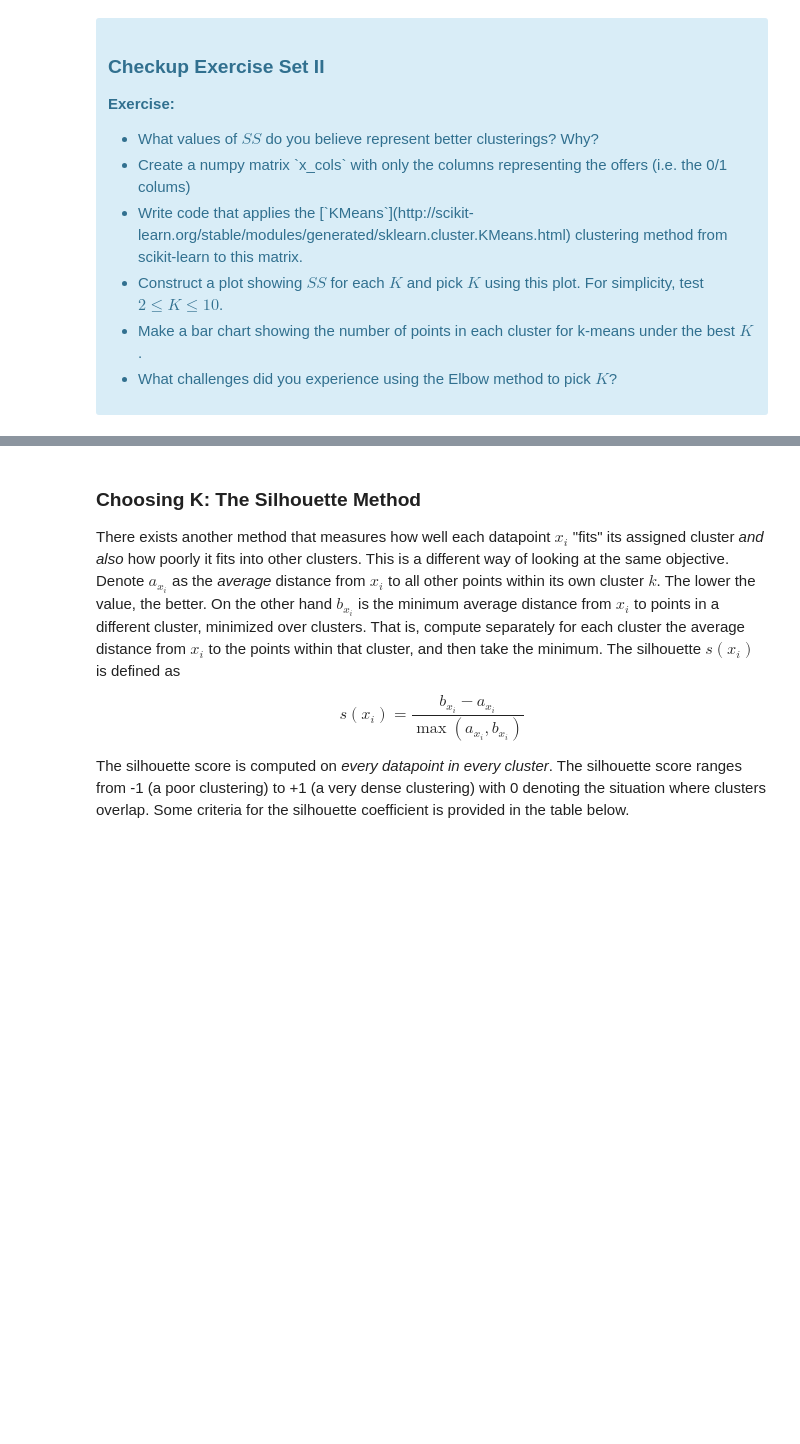
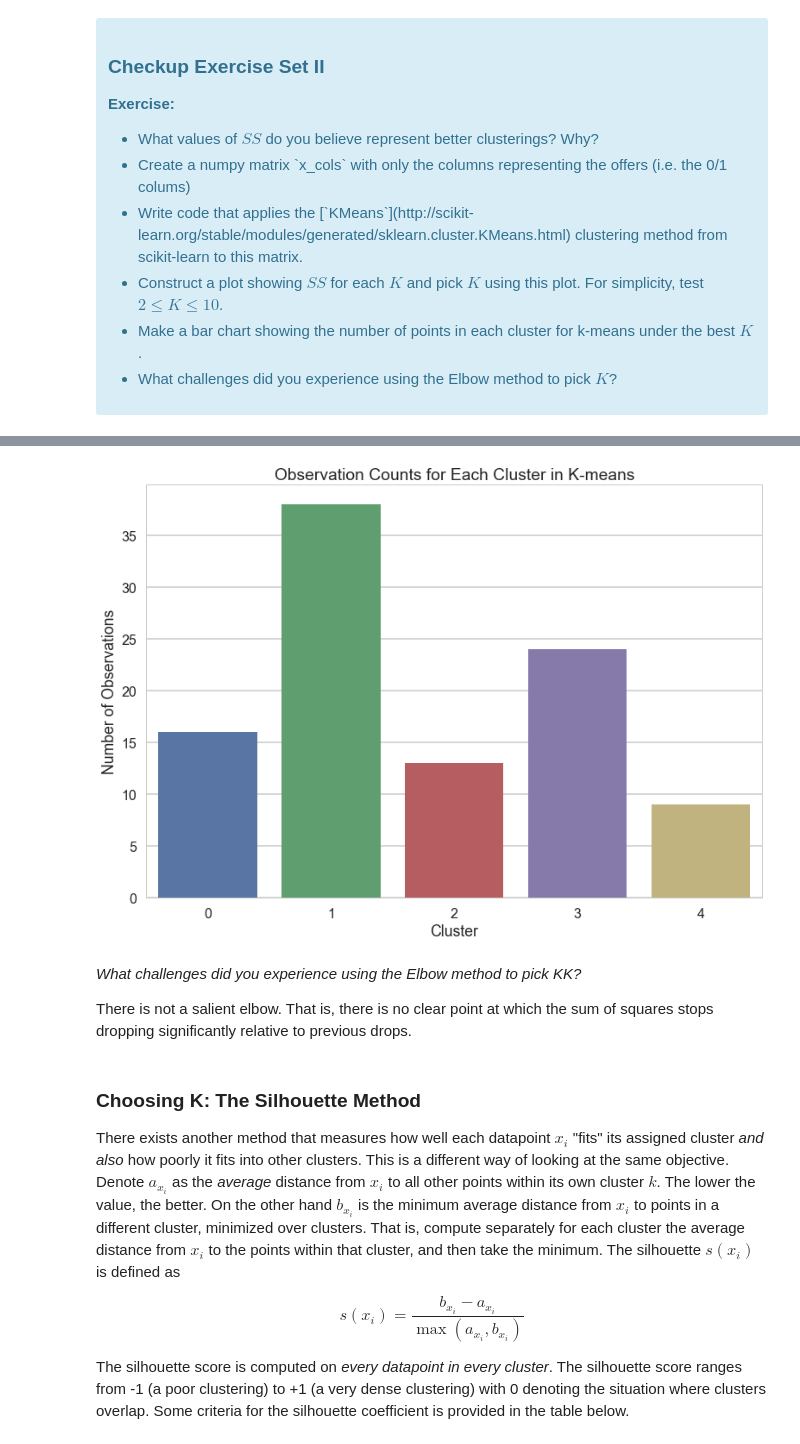
Before and after one commit to AOlden/sb-projects, a Jupyter notebook: clustering/Mini_Project_Clustering.ipynb, the cells around one changed output, grey strips where cells are left out. Saved outputs shown, nothing was run; the diff lists cells and outputs as text; code cells hidden in the pictures; blank space fills up the shorter version.

```diff
--- a/clustering/Mini_Project_Clustering.ipynb
+++ b/clustering/Mini_Project_Clustering.ipynb
@@ -130,3 +138,17 @@ return
+# %%
+# Make a bar chart showing the number of points in each cluster for k-means under the best KK.
+counts = merged_fill.cluster.value_counts()
+sns.barplot(x = merged_fill.cluster.value_counts().index, y = counts)
+plt.xlabel('Cluster')
+plt.ylabel('Number of Observations')
+plt.title('Observation Counts for Each Cluster in K-means')
+plt.show()
+# %% [output]
+[figure, added]
+# %% [markdown]
+*What challenges did you experience using the Elbow method to pick KK?*
+
+There is not a salient elbow. That is, there is no clear point at which the sum of squares stops dropping significantly relative to previous drops.
 # %% [markdown]
 ### Choosing K: The Silhouette Method
 
```
Also changed, not shown: parts of 4 cells of this notebook.
